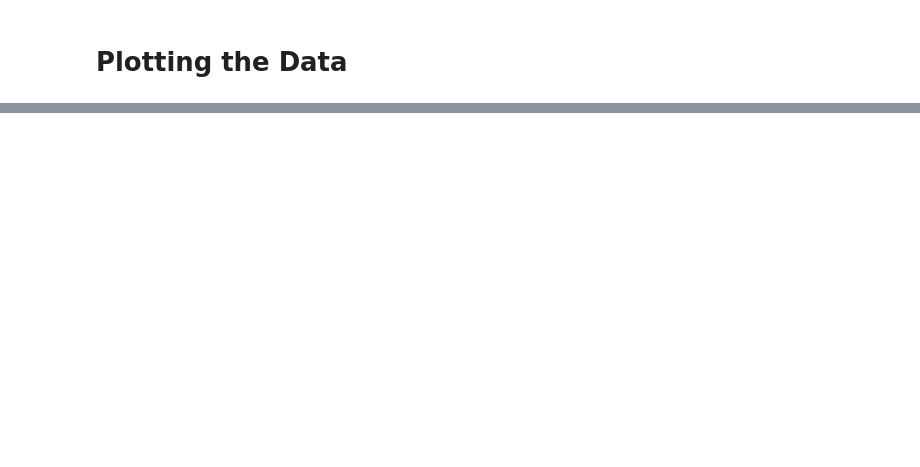
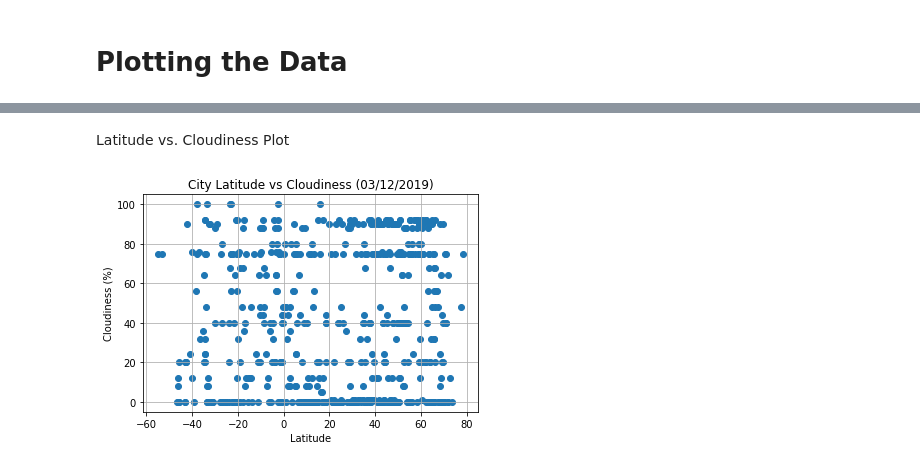
Before and after one commit to saikondrakunta/WeatherAnalysisUsingAPI, a Jupyter notebook: code/WeatherAnalysis.ipynb, the cells around one changed output, grey strips where cells are left out. Saved outputs shown, nothing was run; the diff lists cells and outputs as text; code cells hidden in the pictures; blank space fills up the shorter version.

```diff
--- a/code/WeatherAnalysis.ipynb
+++ b/code/WeatherAnalysis.ipynb
@@ -185,0 +198,6 @@ def plotvslatitude(inputlist):
+# %% [markdown]
+Latitude vs. Cloudiness Plot
+# %%
+plotvslatitude("Cloudiness")
+# %% [output]
+[figure, added]
```
Also changed, not shown: parts of 9 cells of this notebook, 8 other files.
